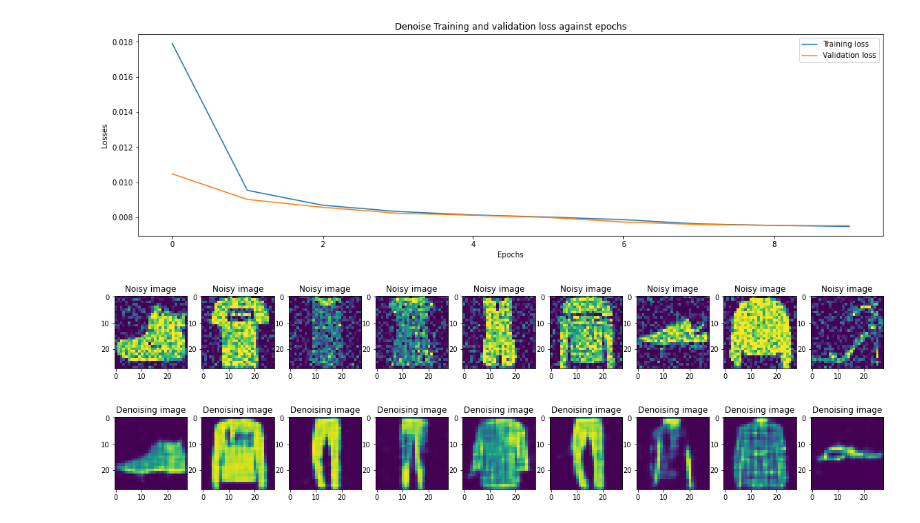
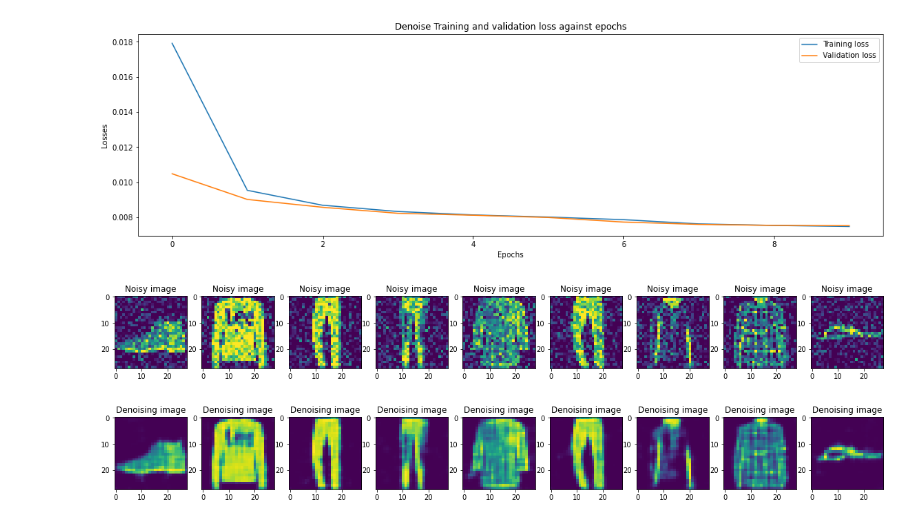
Before and after one commit to BryanChin991/Machine-Learning-Python, a Jupyter notebook: Autoencoder.ipynb, the cells around one changed output. Saved outputs shown, nothing was run; the diff lists cells and outputs as text; code cells hidden in the pictures.

```diff
--- a/Autoencoder.ipynb
+++ b/Autoencoder.ipynb
@@ -265,17 +265,17 @@ denoise_pred = tf.squeeze(denoise.predict(X_valid_noisy))
 # %%
 plt.figure(figsize=(20,5))
 for i in range(9):
     plt.subplot(191 + i)
-    plt.imshow(X_train_noisy[i])
+    plt.imshow(X_valid_noisy[i])
     plt.title('Noisy image')
 plt.show()
 
 plt.figure(figsize=(20,5))
 for i in range(9):
     plt.subplot(191 + i)
     plt.imshow(denoise_pred[i])
     plt.title('Denoising image')
 plt.show()
 # %% [output]
-[figure, old version]
+[figure, new version]
 [figure]
```
